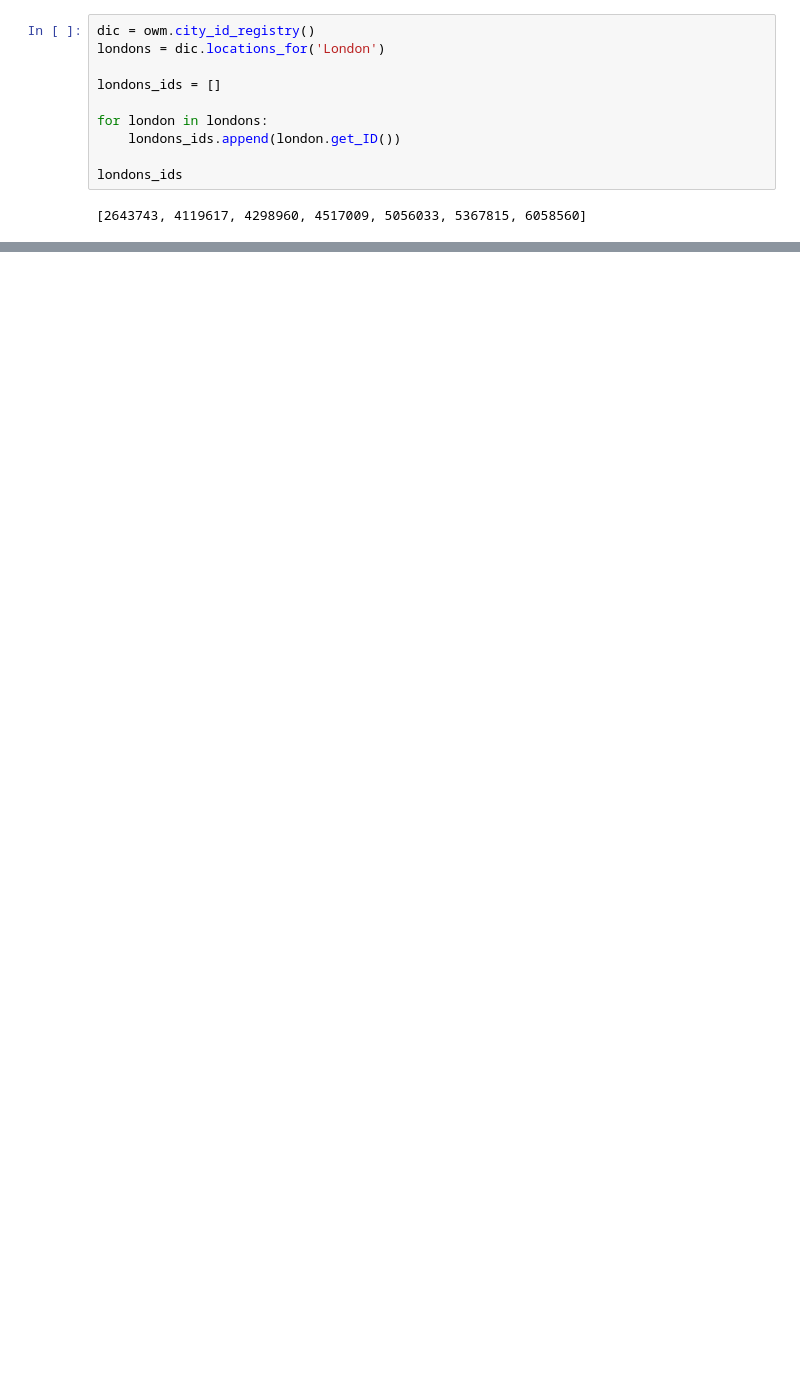
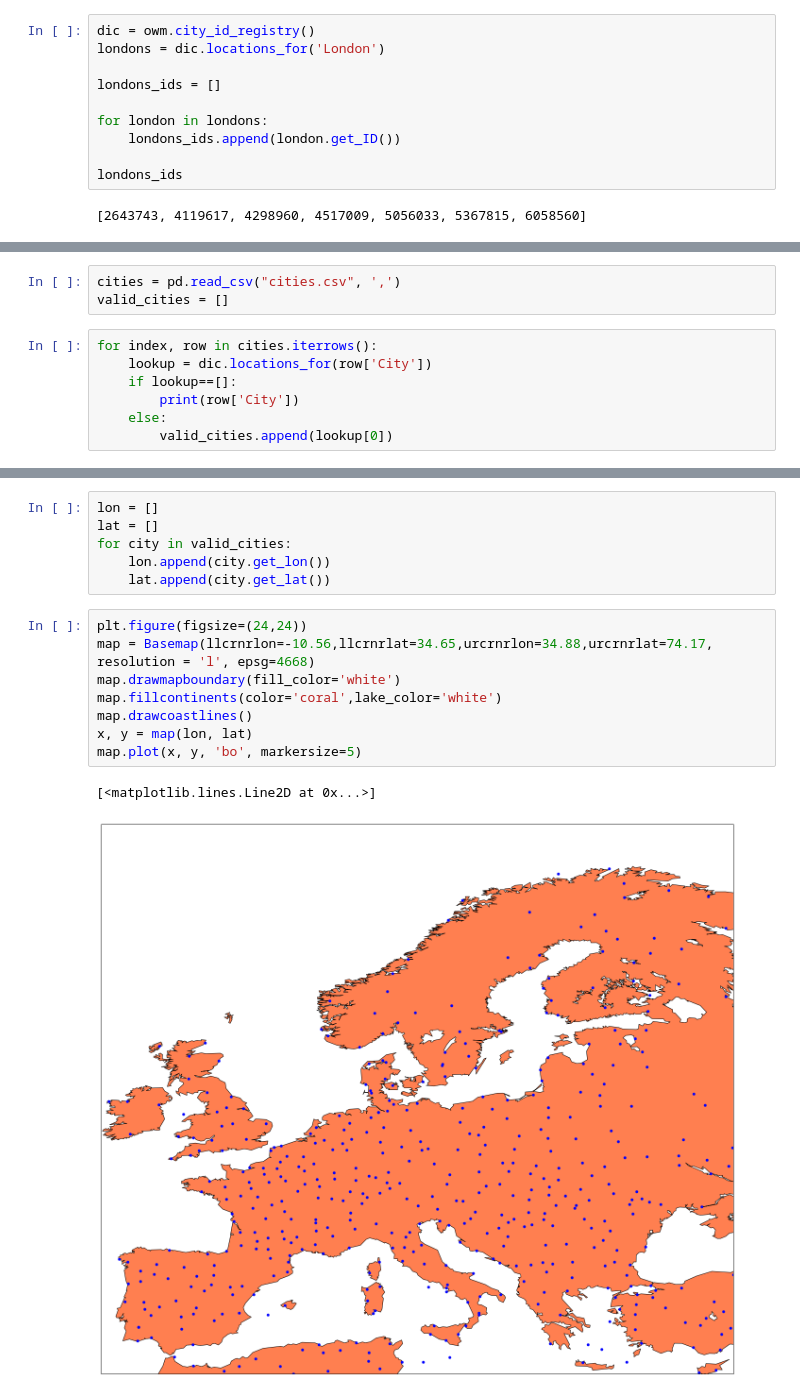
Before and after one commit to tam-leminh/meteo-data-ml, a Jupyter notebook: Meteo.ipynb, the cells around one changed output, grey strips where cells are left out. Saved outputs shown, nothing was run; the diff lists cells and outputs as text; blank space fills up the shorter version.

Commit message:
ADD city parsing, 20 by 20 query and display on map

```diff
--- a/Meteo.ipynb
+++ b/Meteo.ipynb
@@ -64,0 +57,10 @@ for obs in observation_list:
+# %%
+cities = pd.read_csv("cities.csv", ',')
+valid_cities = []
+# %%
+for index, row in cities.iterrows():
+    lookup = dic.locations_for(row['City'])
+    if lookup==[]:
+        print(row['City'])
+    else:
+        valid_cities.append(lookup[0])
@@ -64,0 +113,17 @@ for obs in observation_list:
+# %%
+lon = []
+lat = []
+for city in valid_cities:
+    lon.append(city.get_lon())
+    lat.append(city.get_lat())
+# %%
+plt.figure(figsize=(24,24))
+map = Basemap(llcrnrlon=-10.56,llcrnrlat=34.65,urcrnrlon=34.88,urcrnrlat=74.17, resolution = 'l', epsg=4668)
+map.drawmapboundary(fill_color='white')
+map.fillcontinents(color='coral',lake_color='white')
+map.drawcoastlines()
+x, y = map(lon, lat)
+map.plot(x, y, 'bo', markersize=5)
+# %% [output]
+[<matplotlib.lines.Line2D at 0x...>]
+[figure, added]
```
Also changed, not shown: parts of 21 cells of this notebook.
